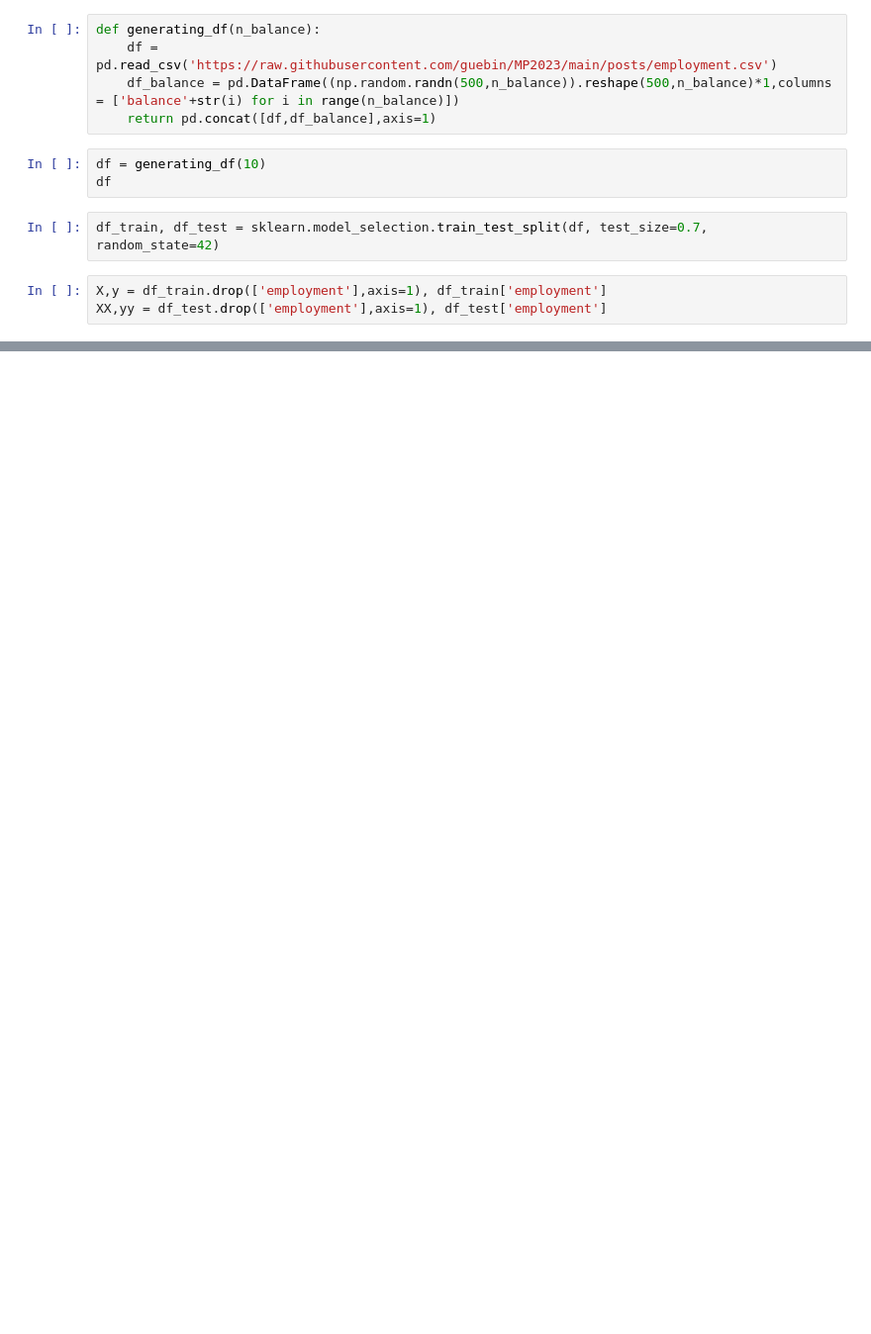
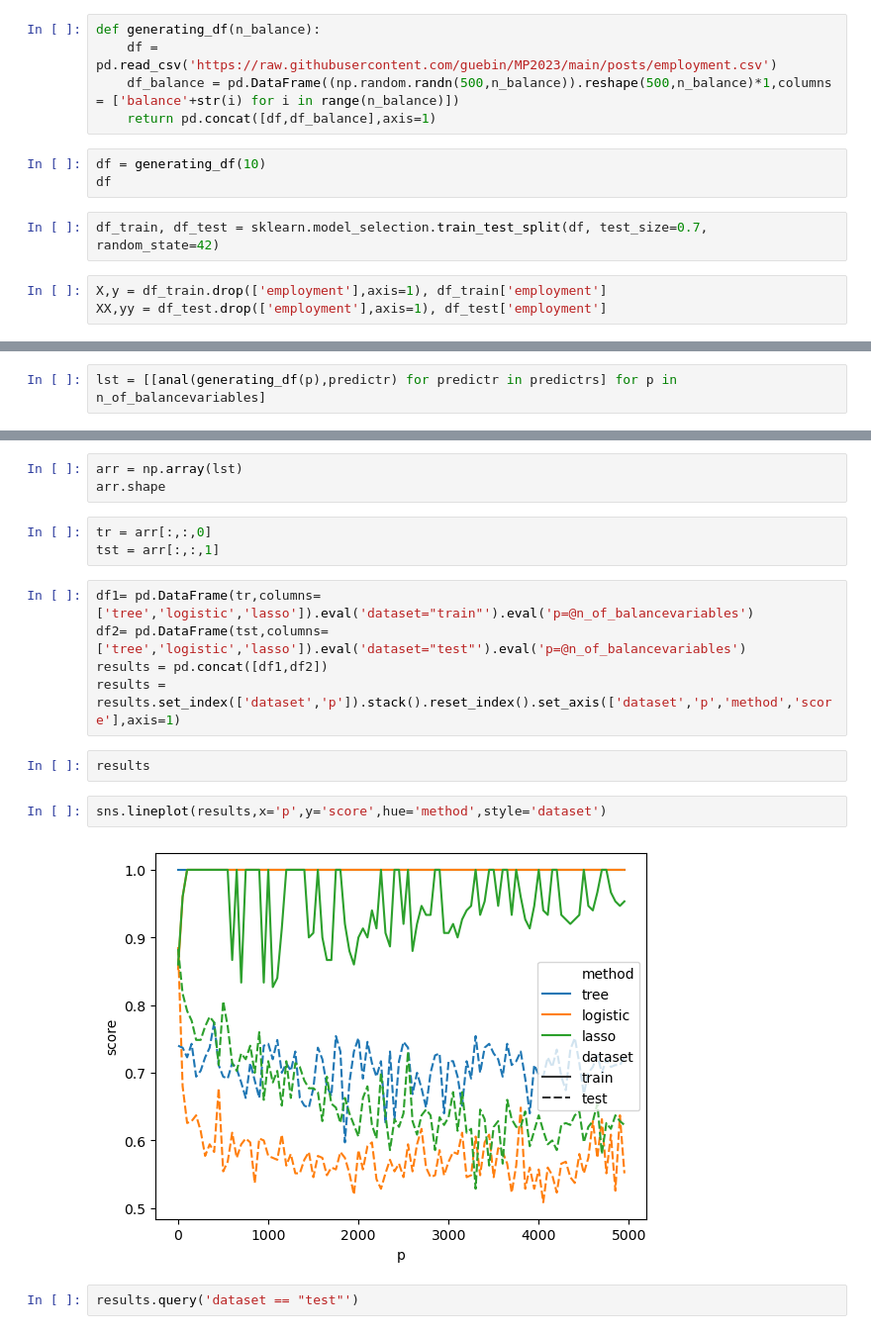
Before and after one commit to guebin/MP2023, a Jupyter notebook: _site/posts/07wk-034-취업(오버피팅),의사결정나무.out.ipynb, the cells around one changed output, grey strips where cells are left out. Shown at 99% size. Drawn from its saved outputs; the diff is of its cells as text; blank space fills up the shorter version.

```diff
--- a/_site/posts/07wk-034-취업(오버피팅),의사결정나무.out.ipynb
+++ b/_site/posts/07wk-034-취업(오버피팅),의사결정나무.out.ipynb
@@ -89,0 +126,2 @@ test_score = 0.8743
+# %%
+lst = [[anal(generating_df(p),predictr) for predictr in predictrs] for p in n_of_balancevariables]
@@ -89,0 +146,19 @@ test_score = 0.8743
+# %%
+arr = np.array(lst)
+arr.shape
+# %%
+tr = arr[:,:,0]
+tst = arr[:,:,1]
+# %%
+df1= pd.DataFrame(tr,columns=['tree','logistic','lasso']).eval('dataset="train"').eval('p=@n_of_balancevariables')
+df2= pd.DataFrame(tst,columns=['tree','logistic','lasso']).eval('dataset="test"').eval('p=@n_of_balancevariables')
+results = pd.concat([df1,df2])
+results = results.set_index(['dataset','p']).stack().reset_index().set_axis(['dataset','p','method','score'],axis=1)
+# %%
+results
+# %%
+sns.lineplot(results,x='p',y='score',hue='method',style='dataset')
+# %% [output]
+[figure, added]
+# %%
+results.query('dataset == "test"')
```
Also changed, not shown: parts of 23 cells of this notebook, 19 other files.
